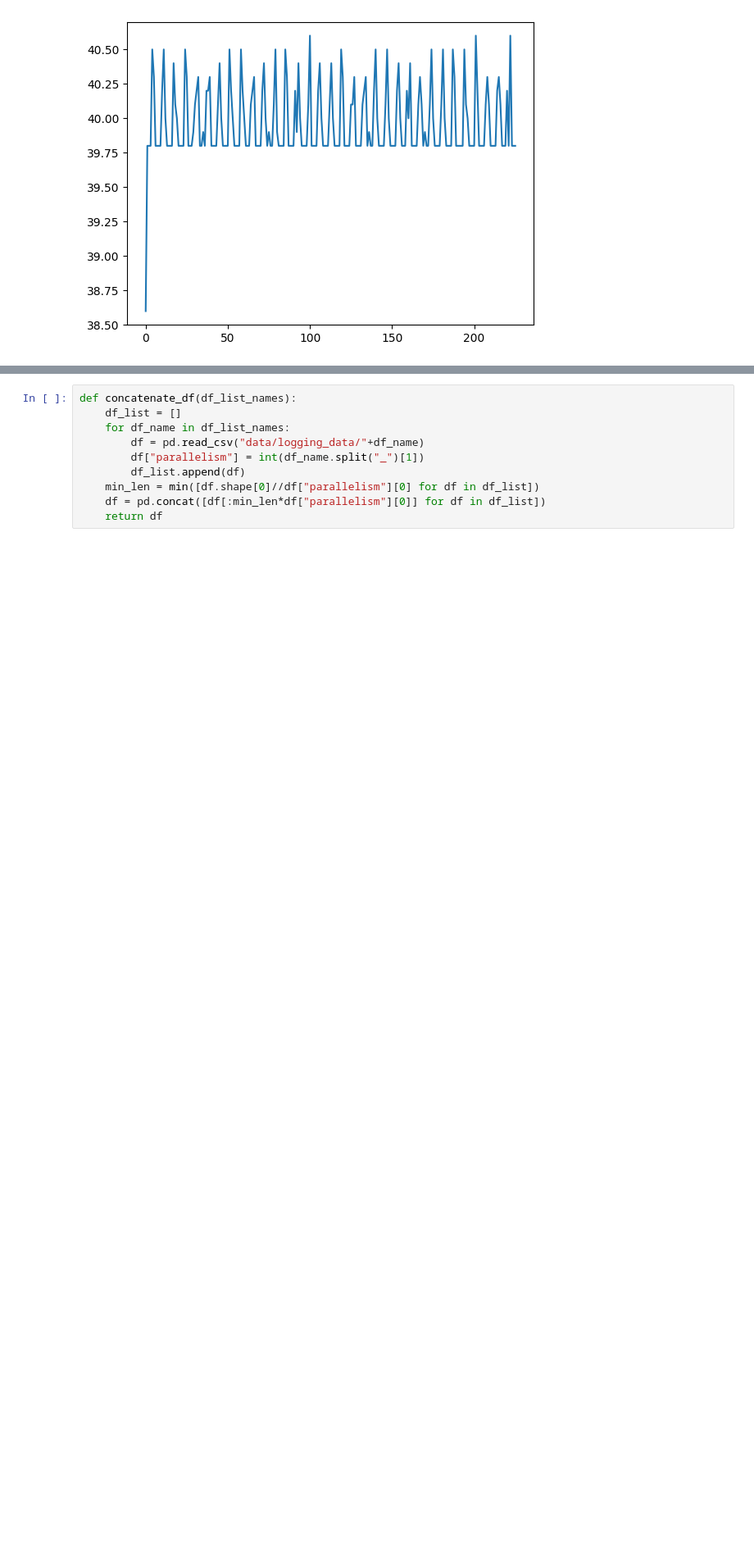
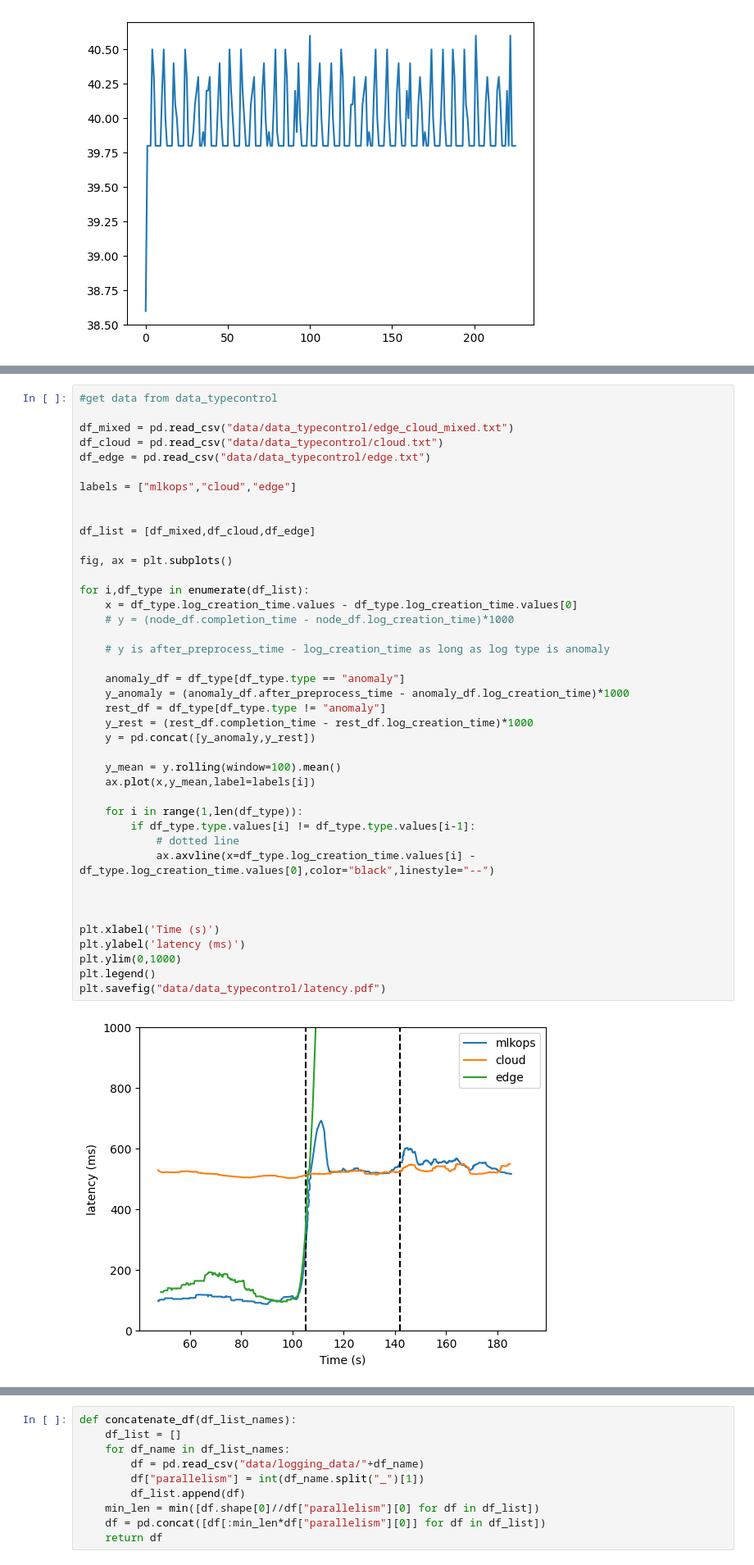
Before and after one commit to Lucaserf/ObsProject, a Jupyter notebook: data/data_visualization.ipynb, the cells around one changed output, grey strips where cells are left out. Shown at 82% size. Drawn from its saved outputs; the diff is of its cells as text; blank space fills up the shorter version.

```diff
--- a/data/data_visualization.ipynb
+++ b/data/data_visualization.ipynb
@@ -181,0 +274,43 @@ plt.show()
+# %%
+#get data from data_typecontrol
+
+df_mixed = pd.read_csv("data/data_typecontrol/edge_cloud_mixed.txt")
+df_cloud = pd.read_csv("data/data_typecontrol/cloud.txt")
+df_edge = pd.read_csv("data/data_typecontrol/edge.txt")
+
+labels = ["mlkops","cloud","edge"]
+
+
+df_list = [df_mixed,df_cloud,df_edge]
+
+fig, ax = plt.subplots()
+
+for i,df_type in enumerate(df_list):
+    x = df_type.log_creation_time.values - df_type.log_creation_time.values[0]
+    # y = (node_df.completion_time - node_df.log_creation_time)*1000
+
+    # y is after_preprocess_time - log_creation_time as long as log type is anomaly
+
+    anomaly_df = df_type[df_type.type == "anomaly"]
+    y_anomaly = (anomaly_df.after_preprocess_time - anomaly_df.log_creation_time)*1000
+    rest_df = df_type[df_type.type != "anomaly"]
+    y_rest = (rest_df.completion_time - rest_df.log_creation_time)*1000
+    y = pd.concat([y_anomaly,y_rest])
+
+    y_mean = y.rolling(window=100).mean()
+    ax.plot(x,y_mean,label=labels[i])
+
+    for i in range(1,len(df_type)):
+        if df_type.type.values[i] != df_type.type.values[i-1]:
+            # dotted line
+            ax.axvline(x=df_type.log_creation_time.values[i] - df_type.log_creation_time.values[0],color="black",linestyle="--")
+
+
+
+plt.xlabel('Time (s)')
+plt.ylabel('latency (ms)')
+plt.ylim(0,1000)
+plt.legend()
+plt.savefig("data/data_typecontrol/latency.pdf")
+# %% [output]
+[figure, added]
```
Also changed, not shown: parts of 13 cells of this notebook, 10 other files.
